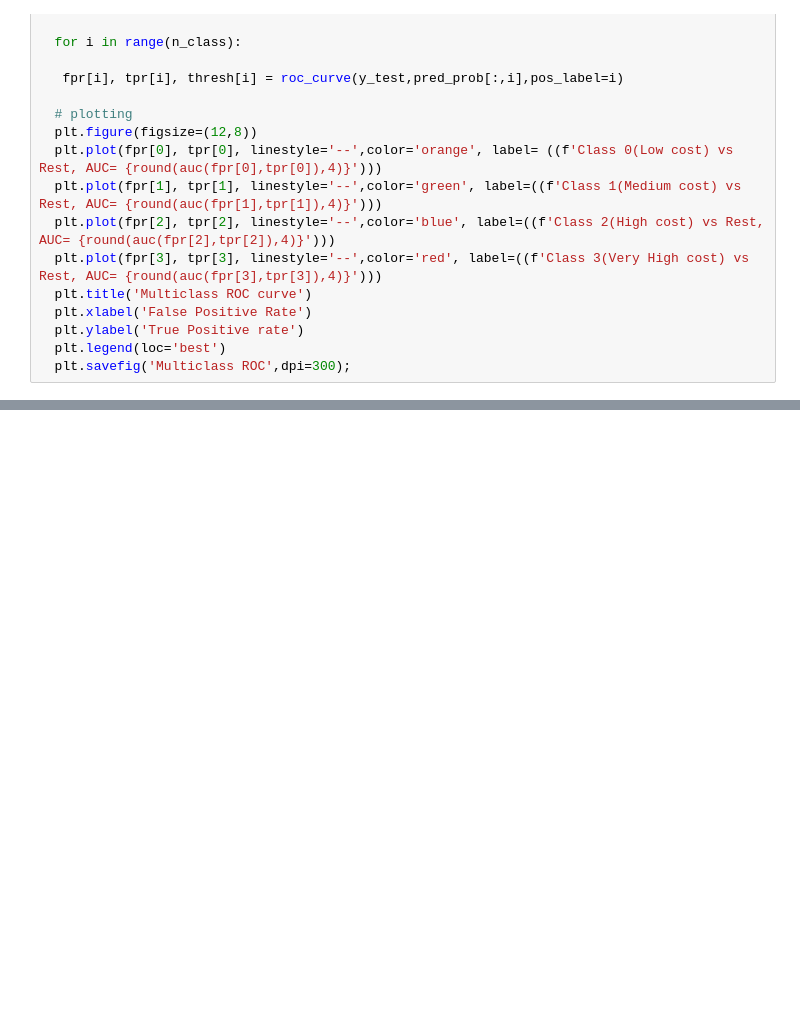
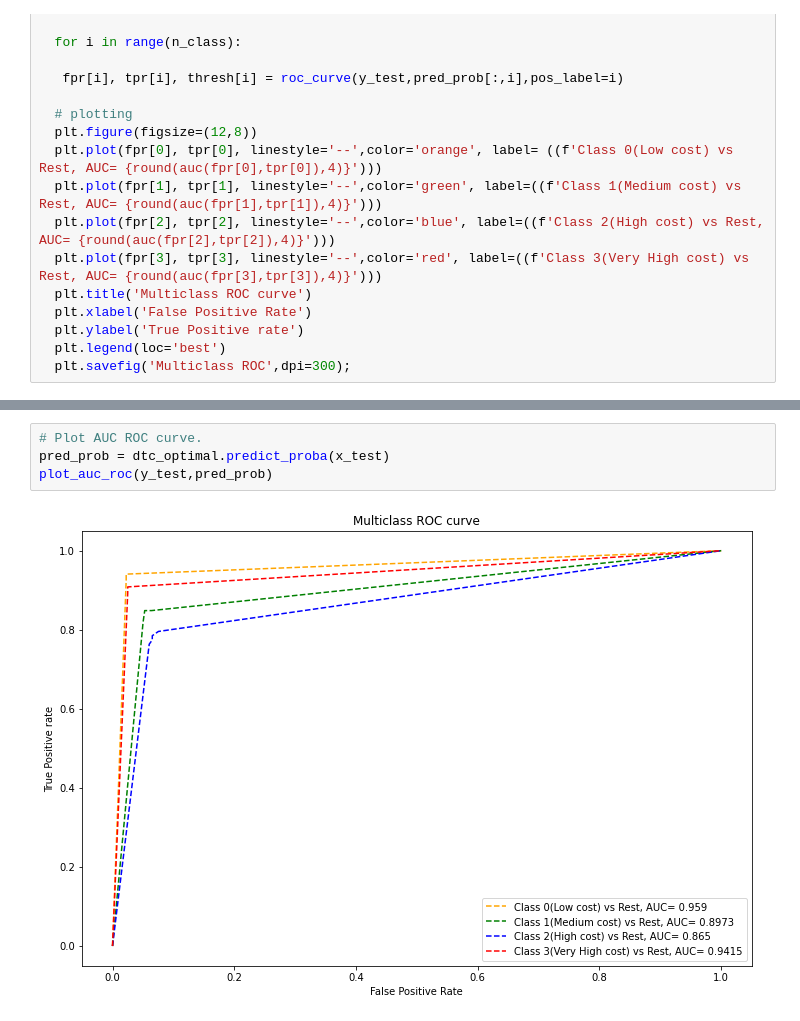
Before and after one commit to itsmimahi/Mobile-Price-Range-Prediction, a Jupyter notebook: ML_Classificatin_Project.ipynb, the cells around one changed output, grey strips where cells are left out. Drawn from its saved outputs; the diff is of its cells as text; blank space fills up the shorter version.

```diff
--- a/ML_Classificatin_Project.ipynb
+++ b/ML_Classificatin_Project.ipynb
@@ -670,0 +883,6 @@ def plot_auc_roc(y_test,pred_prob):
+# %%
+# Plot AUC ROC curve.
+pred_prob = dtc_optimal.predict_proba(x_test)
+plot_auc_roc(y_test,pred_prob)
+# %% [output]
+[figure, added]
```
Also changed, not shown: parts of 31 cells of this notebook.
